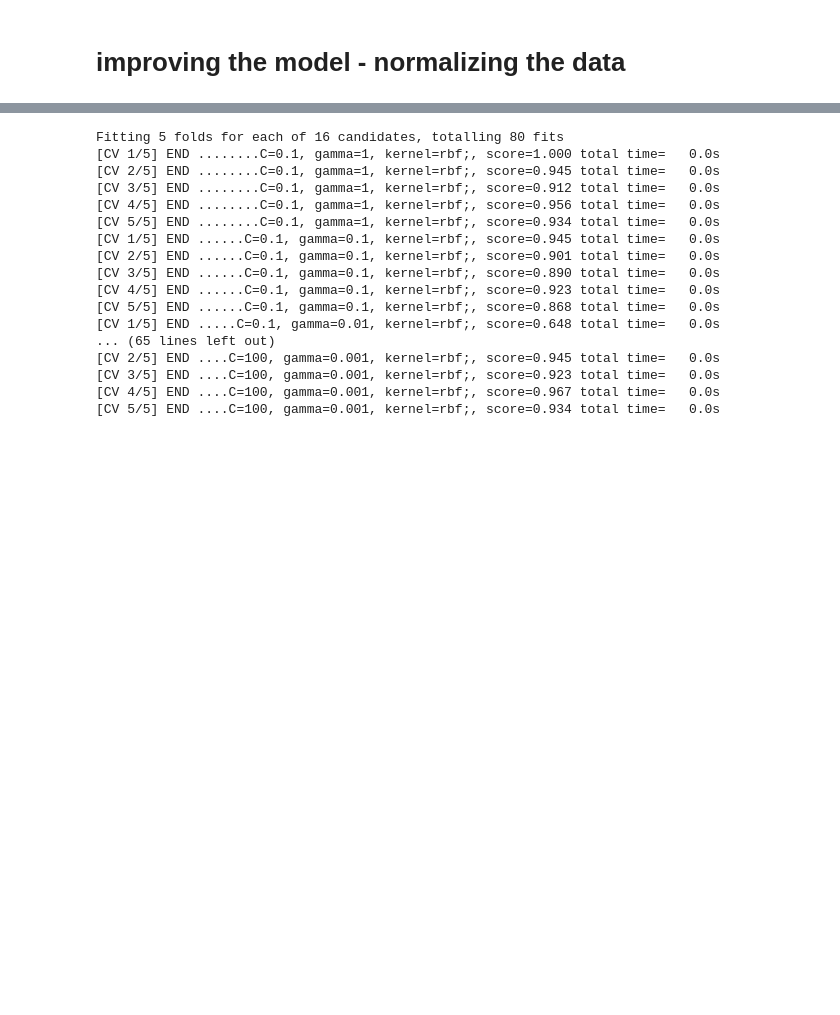
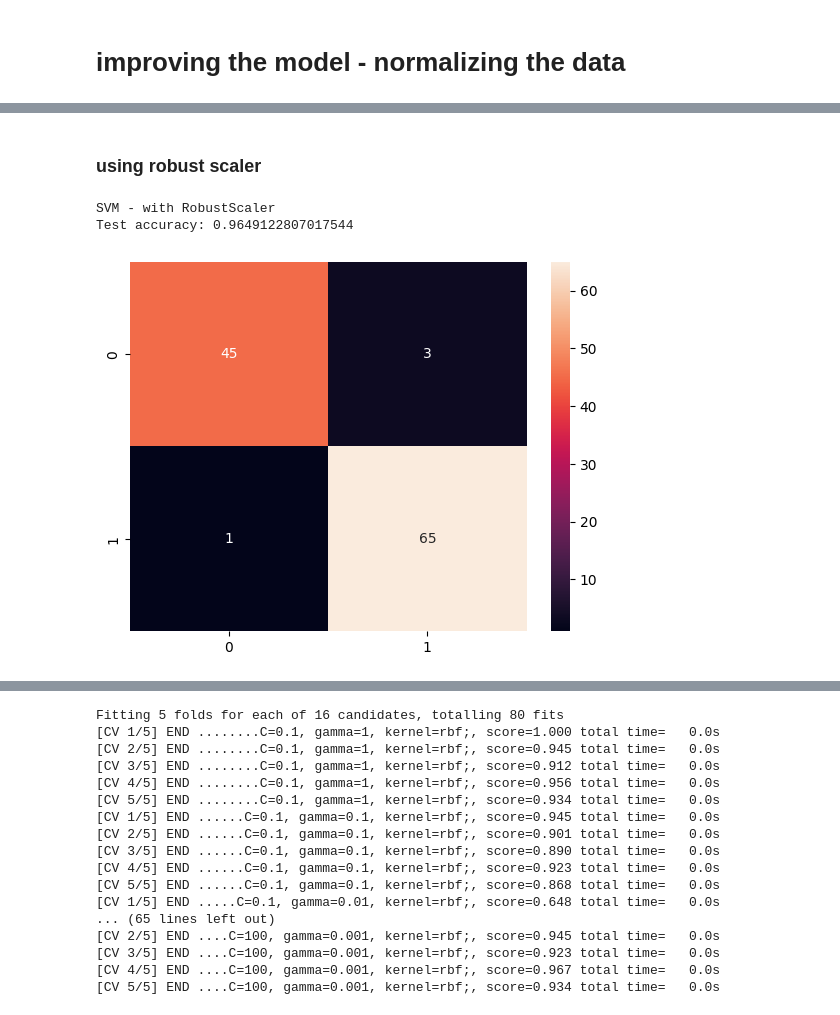
Before and after one commit to MallikarjunaYC/ML_Projects, a Jupyter notebook: breast_cancer_detection_analysis.ipynb, the cells around one changed output, grey strips where cells are left out. Saved outputs shown, nothing was run; the diff lists cells and outputs as text; code cells hidden in the pictures; blank space fills up the shorter version.

```diff
--- a/breast_cancer_detection_analysis.ipynb
+++ b/breast_cancer_detection_analysis.ipynb
@@ -250,0 +357,27 @@ weighted avg       0.97      0.96      0.96       114
+# %% [markdown]
+<h3> using robust scaler
+# %%
+from sklearn.preprocessing import RobustScaler
+
+robust_scaler = RobustScaler()
+X_train_robust = robust_scaler.fit_transform(X_train)
+X_test_robust = robust_scaler.transform(X_test)
+
+svm_clf_robust = SVC(random_state=42)
+svm_clf_robust.fit(X_train_robust, y_train)
+
+y_pred_test_svm_robust = svm_clf_robust.predict(X_test_robust)
+
+accuracy_test_svm_robust = accuracy_score(y_test, y_pred_test_svm_robust)
+
+print("SVM - with RobustScaler")
+print("Test accuracy:", accuracy_test_svm_robust)
+# %% [output]
+SVM - with RobustScaler
+Test accuracy: 0.9649122807017544
+# %%
+cm = confusion_matrix(y_test, y_pred_test_svm_robust)
+sns.heatmap(cm, annot = True)
+plt.show()
+# %% [output]
+[figure, added]
```
Also changed, not shown: parts of 56 cells of this notebook.
